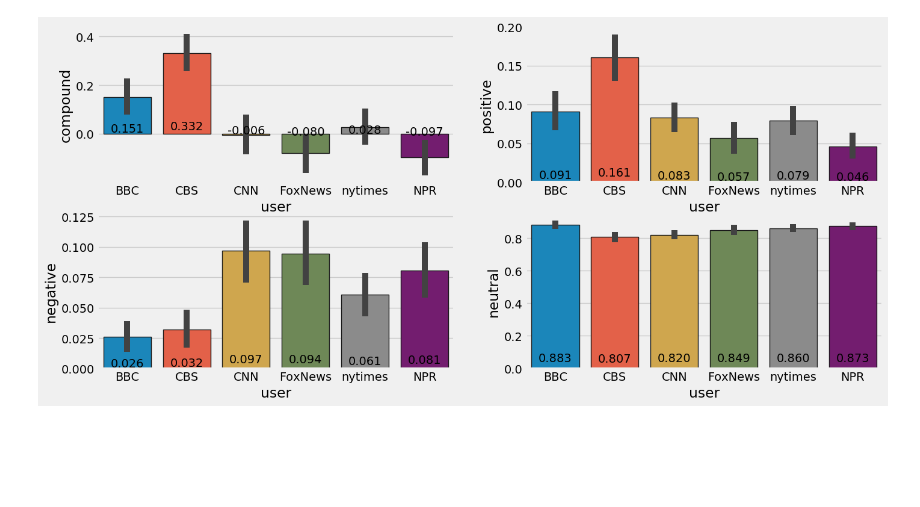
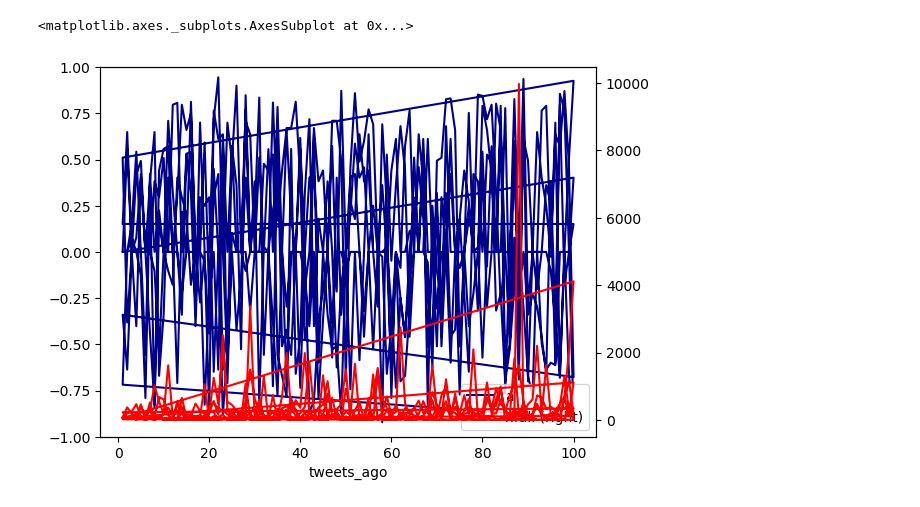
Before and after one commit to Gryazzz/News_mood_Twitter, a Jupyter notebook: News_sentiment.ipynb, the cells around one changed output. Saved outputs shown, nothing was run; the diff lists cells and outputs as text; code cells hidden in the pictures; blank space fills up the shorter version.

```diff
--- a/News_sentiment.ipynb
+++ b/News_sentiment.ipynb
@@ -125,23 +91,6 @@ sns.factorplot(data=df, x="tweets_ago", y="negative", col="user", hue='user')
-# %%
-
-plt.figure(figsize=(15,7))
-style.use('fivethirtyeight')
-plt.subplot(2,2,1)
-ax = sns.barplot('user', 'compound', data=df, linewidth=1, edgecolor=".1")
-for p in ax.patches:
-    ax.text(p.get_x()+p.get_width()/2., p.get_height()*0.05, '{:1.3f}'.format(p.get_height()), ha="center")
-plt.subplot(2,2,2)
-ax = sns.barplot('user', 'positive', data=df, linewidth=1, edgecolor=".1")
-for p in ax.patches:
-    #height = p.get_height()*0.05
-    ax.text(p.get_x()+p.get_width()/2., p.get_height()*0.05, '{:1.3f}'.format(p.get_height()), ha="center")
-plt.subplot(2,2,3)
-ax = sns.barplot('user', 'negative', data=df, linewidth=1, edgecolor=".1")
-for p in ax.patches:
-    ax.text(p.get_x()+p.get_width()/2., p.get_height()*0.05, '{:1.3f}'.format(p.get_height()), ha="center")
-plt.subplot(2,2,4)
-ax = sns.barplot('user', 'neutral', data=df, linewidth=1, edgecolor=".1")
-for p in ax.patches:
-    ax.text(p.get_x()+p.get_width()/2., p.get_height()*0.05, '{:1.3f}'.format(p.get_height()), ha="center")
-# %% [output]
-[figure, removed]
+# %%
+ax=df.plot(kind='line', x='tweets_ago', y='compound', ylim=[-1,1], color='DarkBlue', style='-', label='a')
+df.plot(kind='line', x='tweets_ago', y='likes', secondary_y=True, color='Red', style='-', label='hfall', ax=ax)
+# %% [output]
+<matplotlib.axes._subplots.AxesSubplot at 0x...>
+[figure, added]
```
Also changed, not shown: parts of 15 cells of this notebook.
